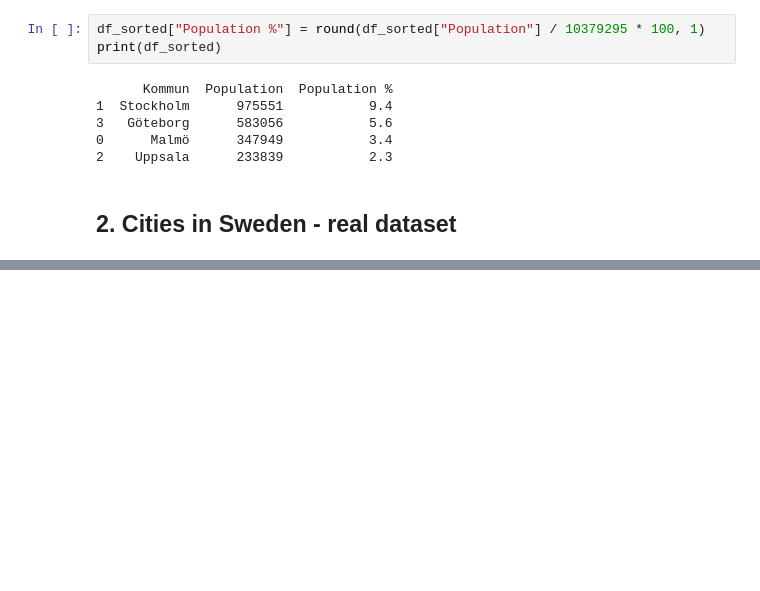
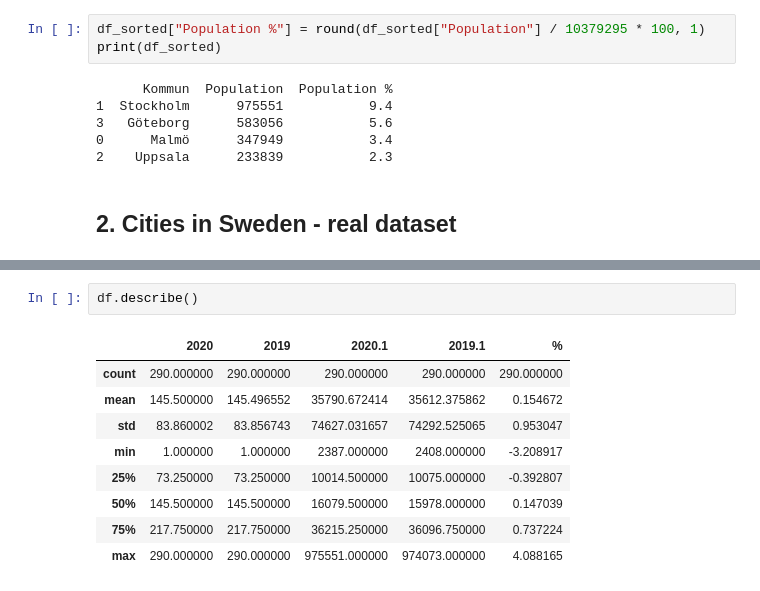
Before and after one commit to eliaselhaddad/Databehandling-Elias-El-Haddad, a Jupyter notebook: Exercises/E00_pandas_basic_syntax.ipynb, the cells around one changed output, grey strips where cells are left out. Drawn from its saved outputs; the diff is of its cells as text; blank space fills up the shorter version.

```diff
--- a/Exercises/E00_pandas_basic_syntax.ipynb
+++ b/Exercises/E00_pandas_basic_syntax.ipynb
@@ -57,0 +89,12 @@ print(df_sorted)
+# %%
+df.describe()
+# %% [output]
+|  | 2020 | 2019 | 2020.1 | 2019.1 | % |
+| count | 290.000000 | 290.000000 | 290.000000 | 290.000000 | 290.000000 |
+| mean | 145.500000 | 145.496552 | 35790.672414 | 35612.375862 | 0.154672 |
+| std | 83.860002 | 83.856743 | 74627.031657 | 74292.525065 | 0.953047 |
+| min | 1.000000 | 1.000000 | 2387.000000 | 2408.000000 | -3.208917 |
+| 25% | 73.250000 | 73.250000 | 10014.500000 | 10075.000000 | -0.392807 |
+| 50% | 145.500000 | 145.500000 | 16079.500000 | 15978.000000 | 0.147039 |
+| 75% | 217.750000 | 217.750000 | 36215.250000 | 36096.750000 | 0.737224 |
+| max | 290.000000 | 290.000000 | 975551.000000 | 974073.000000 | 4.088165 |
```
Also changed, not shown: parts of 8 cells of this notebook, 1 other file.
